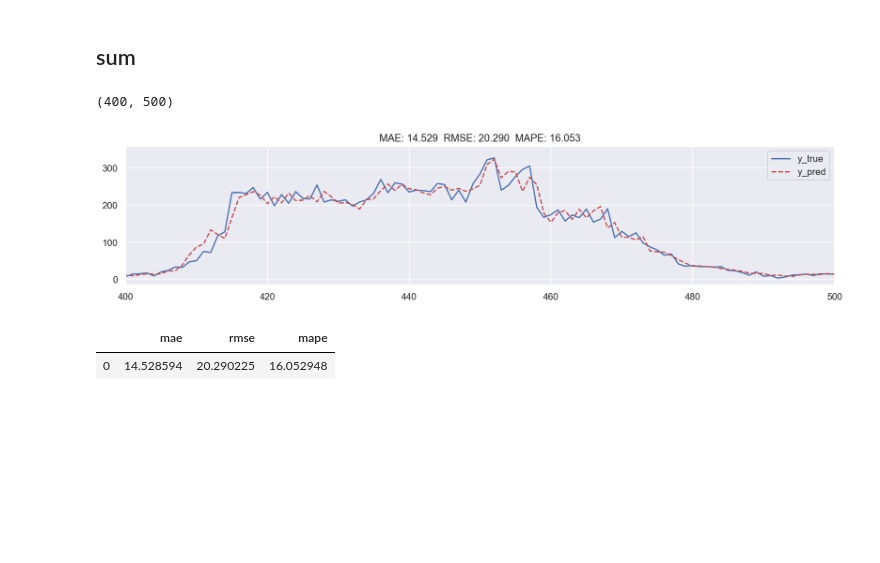
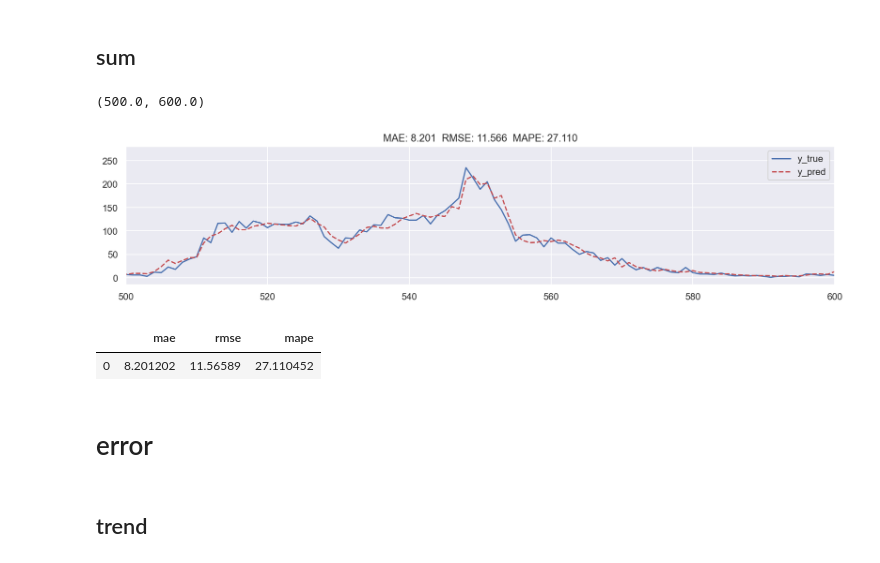
Before and after one commit to jexxl/TrafficFlowPrediction, a Jupyter notebook: 03.stl_with_arima.ipynb, the cells around one changed output. Cells and saved outputs as stored; diff of their text form; code cells hidden in the pictures; blank space fills up the shorter version.

```diff
--- a/03.stl_with_arima.ipynb
+++ b/03.stl_with_arima.ipynb
@@ -20,7 +20,7 @@ warnings.filterwarnings('ignore')
 # %% [markdown]
 # stl
 # %%
-ts = get_flow_series_by_idx(0)
+ts = get_flow_series_by_idx(6)
 ts = ts.resample('15min').sum()
 
 test_size = 4*24*7
@@ -69,11 +69,5 @@ def diff(timeseries):
     print('timeseries_diff1_adf : ', timeseries_diff1_adf)
     print('timeseries_diff2_adf : ', timeseries_diff2_adf)
 
-ts = get_flow_series_by_idx(0)
-ts = ts.resample('15min').sum()
-test_size = 4*24*7
-train_ts = ts.iloc[0:-test_size]
-test_ts = ts.iloc[-test_size:]
-
-diff(trend.dropna())  # 需要一阶差分
+diff(trend.dropna())  # 不需要差分
 # %% [output]
@@ -140,7 +126,8 @@ history_lst = train_ts.tolist()
 test_lst = test_ts.tolist()
 trend_pred = []
 
-order = (2,1,3)
+order = auto_arima(trend.dropna()).order
+print('order:', order)
 
 trend_arr = seasonal_decompose(history_lst, period=4*24, two_sided=False).trend
 trend_arr = trend_arr[np.isfinite(trend_arr)]
@@ -176,7 +156,8 @@ history_lst = train_ts.tolist()
 test_lst = test_ts.tolist()
 residual_pred = []
 
-order = (1,0,1)
+order = auto_arima(residual.dropna()).order
+print('order:', order)  # (3,0,2)
 
 residual_arr = seasonal_decompose(history_lst, period=4*24, two_sided=False).resid
 residual_arr = residual_arr[np.isfinite(residual_arr)]
@@ -224,12 +201,14 @@ y_pred = trend_pred + seasonal_pred + residual_pred
 y_true = test_ts.values
 # %%
 test_y_pred(y_true, y_pred, plot_with_figsize=(15,3))
-plt.xlim([400,500])
+plt.xlim([500,600])
 # %% [output]
-(400, 500)
+(500.0, 600.0)
-[figure, old version]
+[figure, new version]
 # %%
 pd.DataFrame(calc_metrics(y_true, y_pred), index=[0])
 # %% [output]
 |  | mae | rmse | mape |
-| 0 | 14.528594 | 20.290225 | 16.052948 |
+| 0 | 8.201202 | 11.56589 | 27.110452 |
+# %% [markdown]
+# error
@@ -235,0 +221,2 @@ pd.DataFrame(calc_metrics(y_true, y_pred), index=[0])
+# %% [markdown]
+## trend
```
Also changed, not shown: parts of 25 cells of this notebook.
